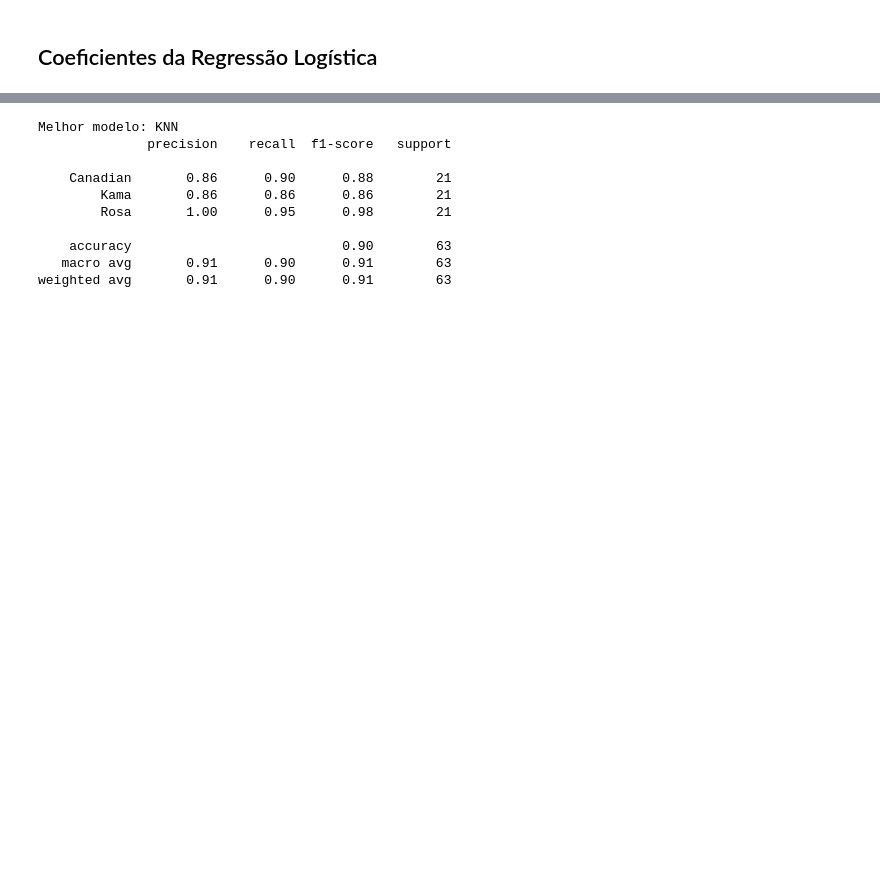
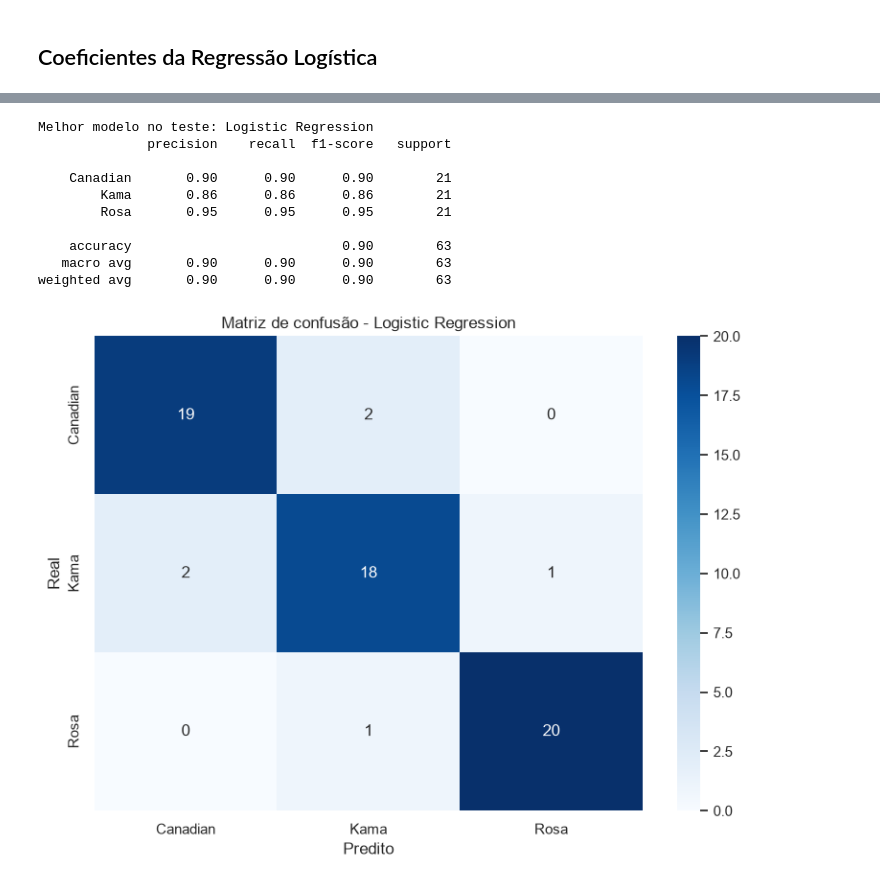
Before and after one commit to zjpza/fase4-cap3, a Jupyter notebook: src/notebooks/04_interpretacao.ipynb, the cells around one changed output, grey strips where cells are left out. Cells and saved outputs as stored; diff of their text form; code cells hidden in the pictures; blank space fills up the shorter version.

```diff
--- a/src/notebooks/04_interpretacao.ipynb
+++ b/src/notebooks/04_interpretacao.ipynb
@@ -114,20 +118,32 @@ plt.show()
 # %%
-best_model_name = final_df.iloc[0]['Modelo']
-best_model = models[best_model_name]
+best_name = final_df.iloc[0]['Modelo']
+best_model = models[best_name]
 y_pred_best = best_model.predict(X_test)
-print(f'Melhor modelo: {best_model_name}')
+classes = sorted(y_test.unique())
+
+print(f'Melhor modelo no teste: {best_name}')
 print(classification_report(y_test, y_pred_best, zero_division=0))
+
+cm = confusion_matrix(y_test, y_pred_best, labels=classes)
+plt.figure(figsize=(8, 6))
+sns.heatmap(cm, annot=True, fmt='d', cmap='Blues', xticklabels=classes, yticklabels=classes)
+plt.xlabel('Predito')
+plt.ylabel('Real')
+plt.title(f'Matriz de confusão - {best_name}')
+plt.tight_layout()
+plt.show()
 # %% [output]
-Melhor modelo: KNN
+Melhor modelo no teste: Logistic Regression
               precision    recall  f1-score   support
 
-    Canadian       0.86      0.90      0.88        21
+    Canadian       0.90      0.90      0.90        21
         Kama       0.86      0.86      0.86        21
-        Rosa       1.00      0.95      0.98        21
+        Rosa       0.95      0.95      0.95        21
 
     accuracy                           0.90        63
-   macro avg       0.91      0.90      0.91        63
-weighted avg       0.91      0.90      0.91        63
+   macro avg       0.90      0.90      0.90        63
+weighted avg       0.90      0.90      0.90        63
+[figure, added]
 # %% [markdown]
 ## Insights e conclusões
 
```
Also changed, not shown: parts of 9 cells of this notebook, 6 other files.
